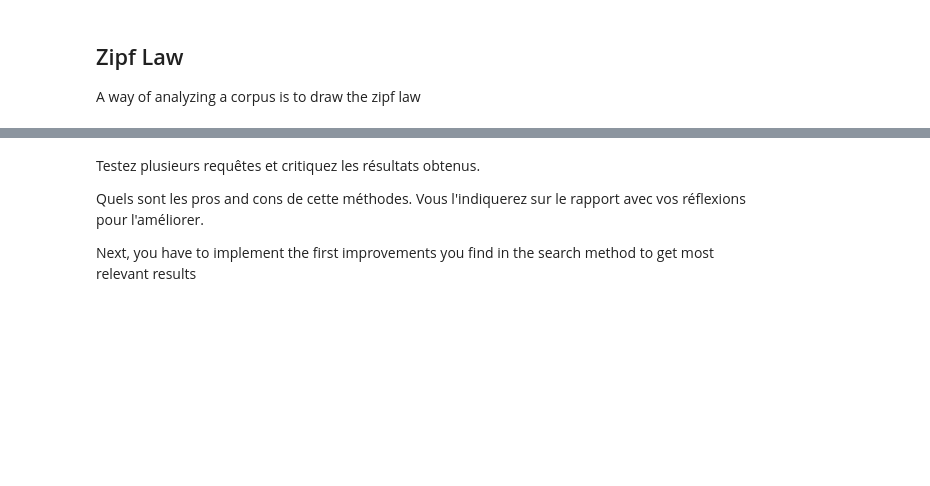
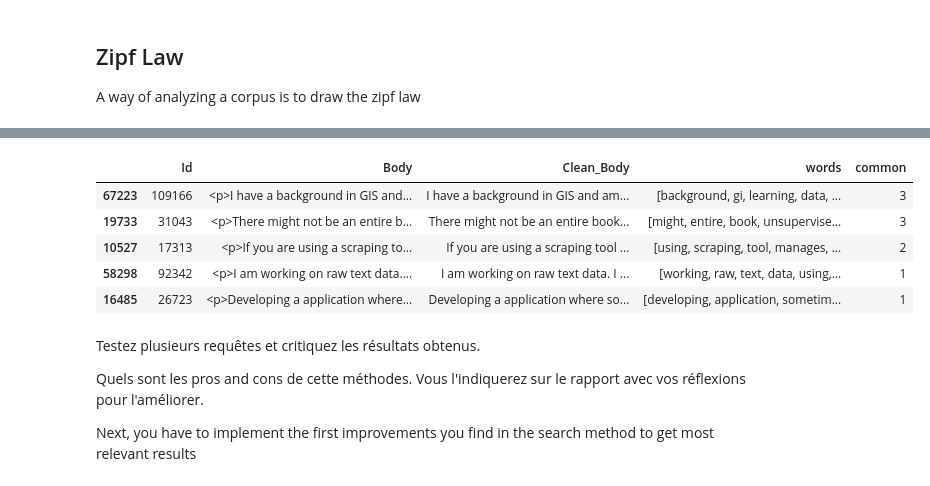
Before and after one commit to solalducloyer/EI_ST4_Groupe1, a Jupyter notebook: Day2.ipynb, the cells around one changed output, grey strips where cells are left out. Cells and saved outputs as stored; diff of their text form; code cells hidden in the pictures; blank space fills up the shorter version.

```diff
--- a/Day2.ipynb
+++ b/Day2.ipynb
@@ -152,13 +359,12 @@ def word_in_index(word, word_list_index):
 # Output : Pandas series counting the number of common words between the query and each string in word_serie
 
 def count_common_words(query, word_serie):
-  # TODO
-
-  return
+  query_words=extract_words_textblob(query)
+  return sum(word_in_index(word, word_serie)for word in query_words)
-# %%
-
-def rank_top_query(query, df, top=5):
-  # TODO
-
-
-  return
+# %%
+def rank_top_query(query, df, top=5):
+  query_df=df.copy()
+  query_df['common']=query_df['words'].apply(lambda word_list : sum(count_common_words(query, word_list)))
+  return query_df.nlargest(top, 'common')
+# %%
+clean_test_posts=clean_df(posts.sample(100))
@@ -165,5 +382,12 @@ def rank_top_query(query, df, top=5):
 # %%
-rank_top_query(query="testing the query in python", df=clean_posts, top=5)
+rank_top_query(query="testing the query in python", df=clean_test_posts, top=5)
+# %% [output]
+|  | Id | Body | Clean_Body | words | common |
+| 67223 | 109166 | <p>I have a background in GIS and... | I have a background in GIS and am... | [background, gi, learning, data, ... | 3 |
+| 19733 | 31043 | <p>There might not be an entire b... | There might not be an entire book... | [might, entire, book, unsupervise... | 3 |
+| 10527 | 17313 | <p>If you are using a scraping to... | If you are using a scraping tool ... | [using, scraping, tool, manages, ... | 2 |
+| 58298 | 92342 | <p>I am working on raw text data.... | I am working on raw text data. I ... | [working, raw, text, data, using,... | 1 |
+| 16485 | 26723 | <p>Developing a application where... | Developing a application where so... | [developing, application, sometim... | 1 |
 # %% [markdown]
 Testez plusieurs requêtes et critiquez les résultats obtenus.
 
```
Also changed, not shown: parts of 45 cells of this notebook.
